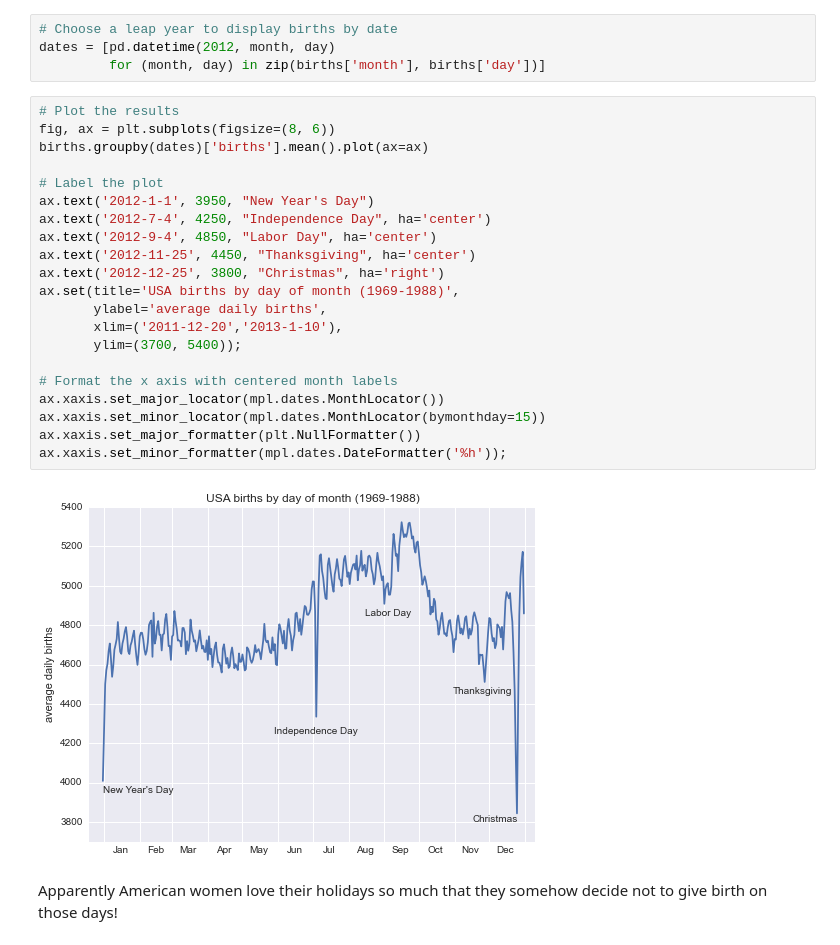
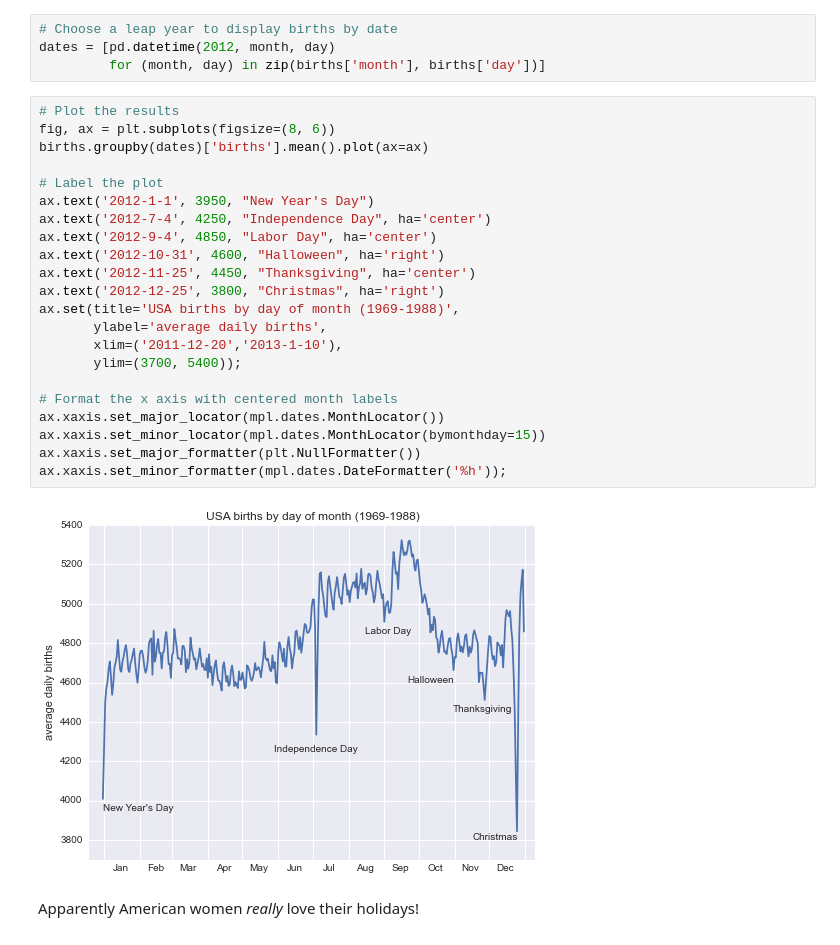
Before and after one commit to jakevdp/data-CDCbirths, a Jupyter notebook: BirthsByDay.ipynb, the cells around one changed output. Cells and saved outputs as stored; diff of their text form.

Commit message:
add Halloween label

```diff
--- a/BirthsByDay.ipynb
+++ b/BirthsByDay.ipynb
@@ -31,25 +33,26 @@ dates = [pd.datetime(2012, month, day)
 # %%
 # Plot the results
 fig, ax = plt.subplots(figsize=(8, 6))
 births.groupby(dates)['births'].mean().plot(ax=ax)
 
 # Label the plot
 ax.text('2012-1-1', 3950, "New Year's Day")
 ax.text('2012-7-4', 4250, "Independence Day", ha='center')
 ax.text('2012-9-4', 4850, "Labor Day", ha='center')
+ax.text('2012-10-31', 4600, "Halloween", ha='right')
 ax.text('2012-11-25', 4450, "Thanksgiving", ha='center')
 ax.text('2012-12-25', 3800, "Christmas", ha='right')
 ax.set(title='USA births by day of month (1969-1988)',
        ylabel='average daily births',
        xlim=('2011-12-20','2013-1-10'),
        ylim=(3700, 5400));
 
 # Format the x axis with centered month labels
 ax.xaxis.set_major_locator(mpl.dates.MonthLocator())
 ax.xaxis.set_minor_locator(mpl.dates.MonthLocator(bymonthday=15))
 ax.xaxis.set_major_formatter(plt.NullFormatter())
 ax.xaxis.set_minor_formatter(mpl.dates.DateFormatter('%h'));
 # %% [output]
-[figure, old version]
+[figure, new version]
 # %% [markdown]
-Apparently American women love their holidays so much that they somehow decide not to give birth on those days!
+Apparently American women *really* love their holidays!
```
Also changed, not shown: parts of 1 cell of this notebook.
